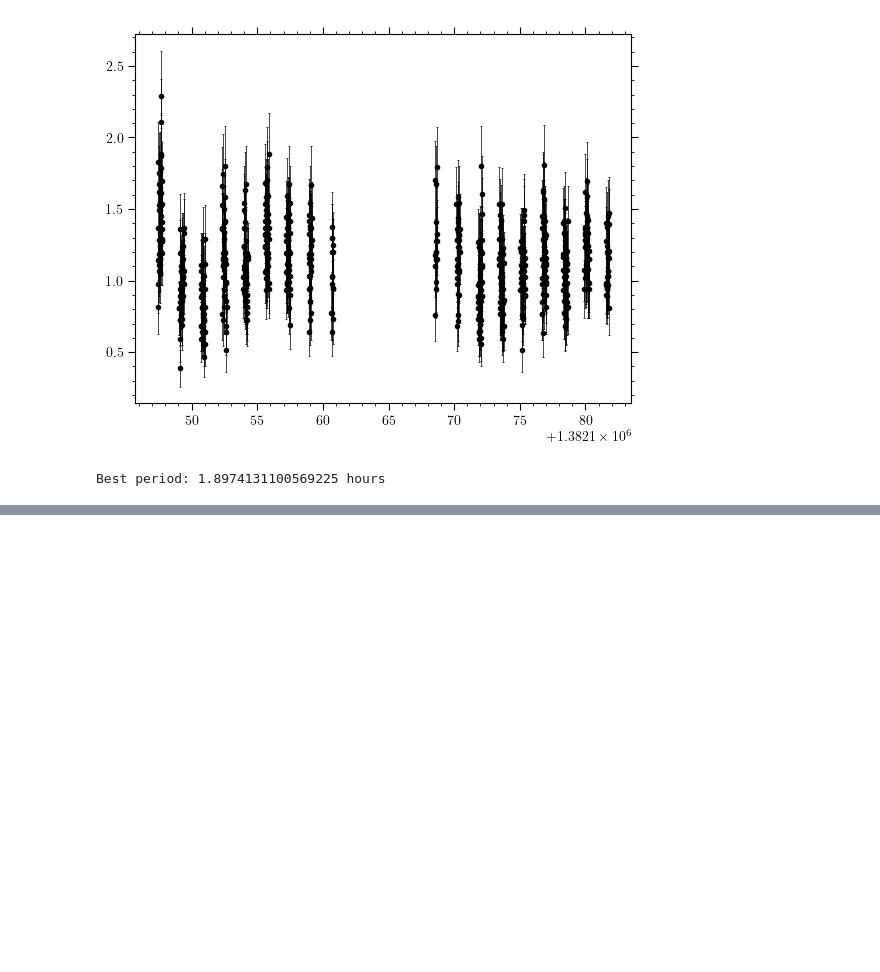
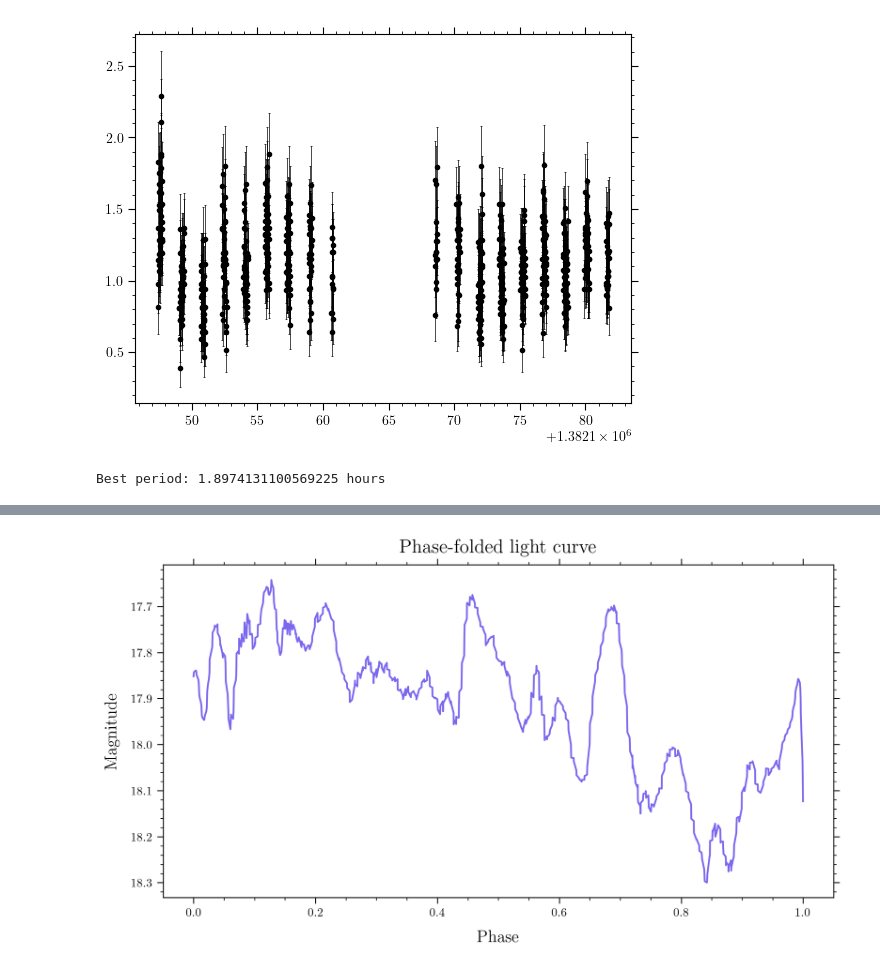
Before and after one commit to ravioli1369/uvit, a Jupyter notebook: lc.ipynb, the cells around one changed output, grey strips where cells are left out. Saved outputs shown, nothing was run; the diff lists cells and outputs as text; code cells hidden in the pictures; blank space fills up the shorter version.

```diff
--- a/lc.ipynb
+++ b/lc.ipynb
@@ -107,0 +141,14 @@ Text(0.5, 1.0, 'Phase-folded light curve')
+# %%
+sorted_flux = filtered_counts*3.06e-5
+sorted_flux_err = filtered_error*3.06e-5
+sorted_m_ab = -2.5*np.log10(filtered_counts)+18.016
+sorted_m_ab_err = -2.5*np.log10(filtered_error)+18.016
+plt.figure(figsize=(10, 5), dpi=300)
+plt.plot(sorted_phase, sorted_m_ab, color='mediumslateblue')
+plt.xlabel('Phase', fontsize=14, labelpad=10)
+plt.ylabel('Magnitude', fontsize=14, labelpad=10)
+plt.title('Phase-folded light curve', fontsize=16, pad=10)
+plt.gca().invert_yaxis()
+plt.show()
+# %% [output]
+[figure, added]
```
Also changed, not shown: parts of 8 cells of this notebook.
